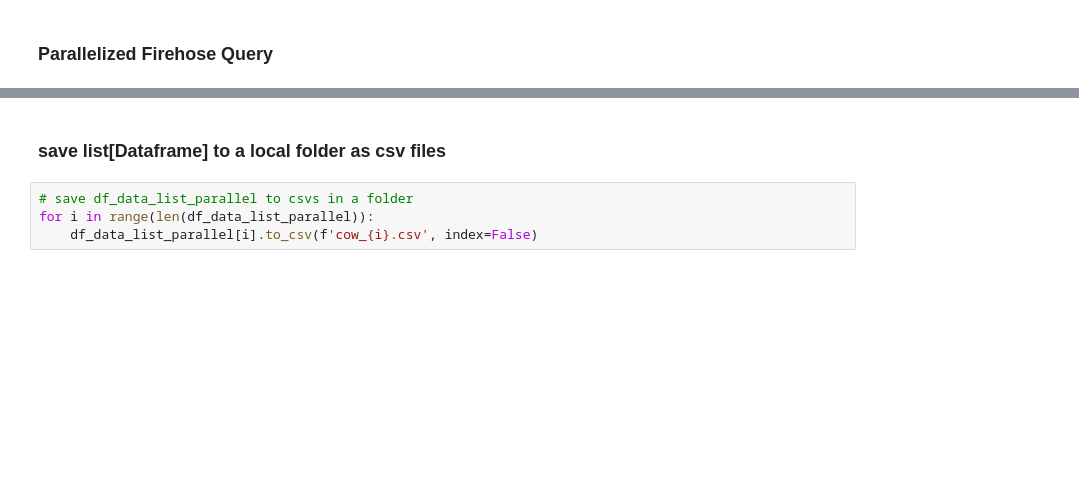
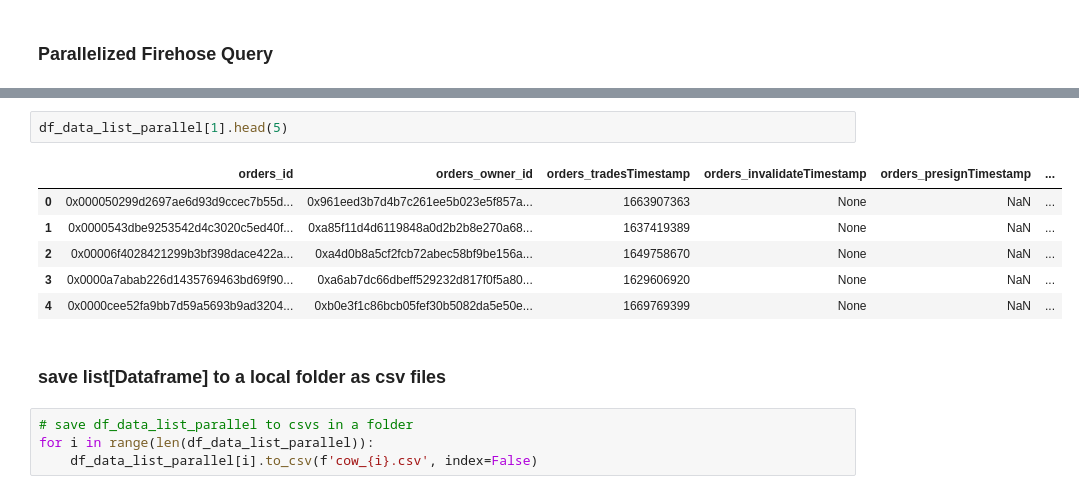
Before and after one commit to Evan-Kim2028/DataStreams, a Jupyter notebook: examples/cowswap_schemas.ipynb, the cells around one changed output, grey strips where cells are left out. Drawn from its saved outputs; the diff is of its cells as text; blank space fills up the shorter version.

```diff
--- a/examples/cowswap_schemas.ipynb
+++ b/examples/cowswap_schemas.ipynb
@@ -157,3 +122,12 @@ df_data_list_parallel[6]
+# %%
+df_data_list_parallel[1].head(5)
+# %% [output]
+|  | orders_id | orders_owner_id | orders_tradesTimestamp | orders_invalidateTimestamp | orders_presignTimestamp | ... |
+| 0 | 0x000050299d2697ae6d93d9ccec7b55d... | 0x961eed3b7d4b7c261ee5b023e5f857a... | 1663907363 | None | NaN | ... |
+| 1 | 0x0000543dbe9253542d4c3020c5ed40f... | 0xa85f11d4d6119848a0d2b2b8e270a68... | 1637419389 | None | NaN | ... |
+| 2 | 0x00006f4028421299b3bf398dace422a... | 0xa4d0b8a5cf2fcb72abec58bf9be156a... | 1649758670 | None | NaN | ... |
+| 3 | 0x0000a7abab226d1435769463bd69f90... | 0xa6ab7dc66dbeff529232d817f0f5a80... | 1629606920 | None | NaN | ... |
+| 4 | 0x0000cee52fa9bb7d59a5693b9ad3204... | 0xb0e3f1c86bcb05fef30b5082da5e50e... | 1669769399 | None | NaN | ... |
 # %% [markdown]
 ### save list[Dataframe] to a local folder as csv files
 # %%
```
Also changed, not shown: parts of 13 cells of this notebook, 3 other files.
